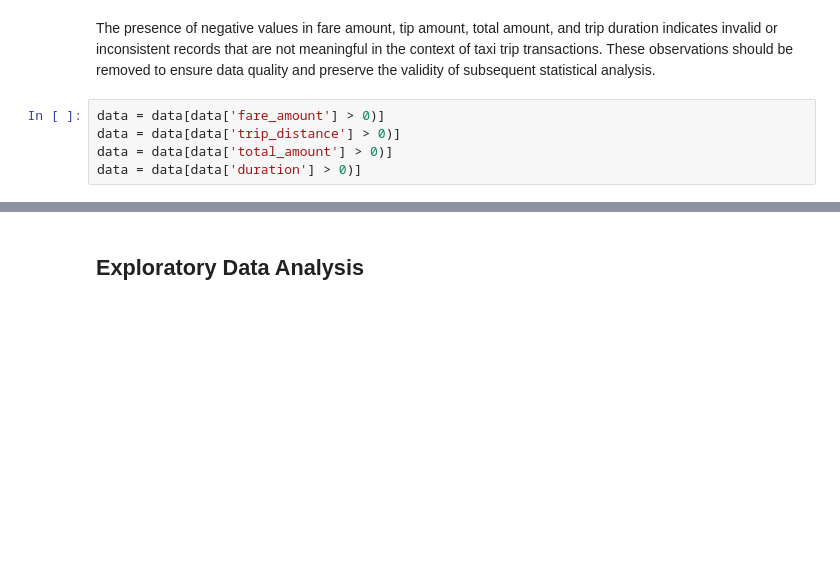
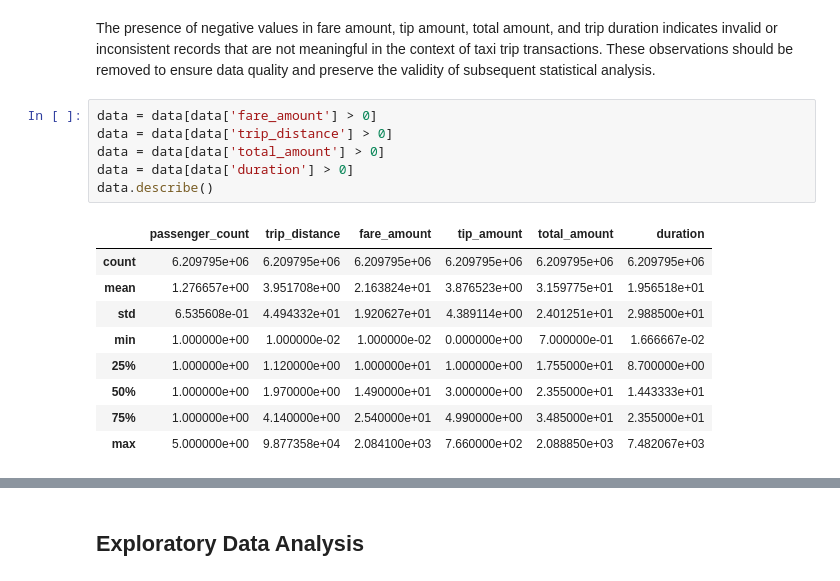
Before and after one commit to suparnachowdhury/Hypothesis-Testing-for-Taxi-Revenue-Optimization, a Jupyter notebook: Hypothesis Testing for Taxi Revenue Optimization.ipynb, the cells around one changed output, grey strips where cells are left out. Saved outputs shown, nothing was run; the diff lists cells and outputs as text; blank space fills up the shorter version.

```diff
--- a/Hypothesis Testing for Taxi Revenue Optimization.ipynb
+++ b/Hypothesis Testing for Taxi Revenue Optimization.ipynb
@@ -291,7 +293,18 @@ data.describe()
 # %% [markdown]
 The presence of negative values in fare amount, tip amount, total amount, and trip duration  indicates invalid or inconsistent records that are not meaningful in the context of taxi trip transactions.  These observations should be removed to ensure data quality and preserve the validity of subsequent statistical analysis.
 # %%
-data = data[data['fare_amount'] > 0)]
-data = data[data['trip_distance'] > 0)]
-data = data[data['total_amount'] > 0)]
-data = data[data['duration'] > 0)]
+data = data[data['fare_amount'] > 0]
+data = data[data['trip_distance'] > 0]
+data = data[data['total_amount'] > 0]
+data = data[data['duration'] > 0]
+data.describe()
+# %% [output]
+|  | passenger_count | trip_distance | fare_amount | tip_amount | total_amount | duration |
+| count | 6.209795e+06 | 6.209795e+06 | 6.209795e+06 | 6.209795e+06 | 6.209795e+06 | 6.209795e+06 |
+| mean | 1.276657e+00 | 3.951708e+00 | 2.163824e+01 | 3.876523e+00 | 3.159775e+01 | 1.956518e+01 |
+| std | 6.535608e-01 | 4.494332e+01 | 1.920627e+01 | 4.389114e+00 | 2.401251e+01 | 2.988500e+01 |
+| min | 1.000000e+00 | 1.000000e-02 | 1.000000e-02 | 0.000000e+00 | 7.000000e-01 | 1.666667e-02 |
+| 25% | 1.000000e+00 | 1.120000e+00 | 1.000000e+01 | 1.000000e+00 | 1.755000e+01 | 8.700000e+00 |
+| 50% | 1.000000e+00 | 1.970000e+00 | 1.490000e+01 | 3.000000e+00 | 2.355000e+01 | 1.443333e+01 |
+| 75% | 1.000000e+00 | 4.140000e+00 | 2.540000e+01 | 4.990000e+00 | 3.485000e+01 | 2.355000e+01 |
+| max | 5.000000e+00 | 9.877358e+04 | 2.084100e+03 | 7.660000e+02 | 2.088850e+03 | 7.482067e+03 |
```
Also changed, not shown: parts of 4 cells of this notebook.
